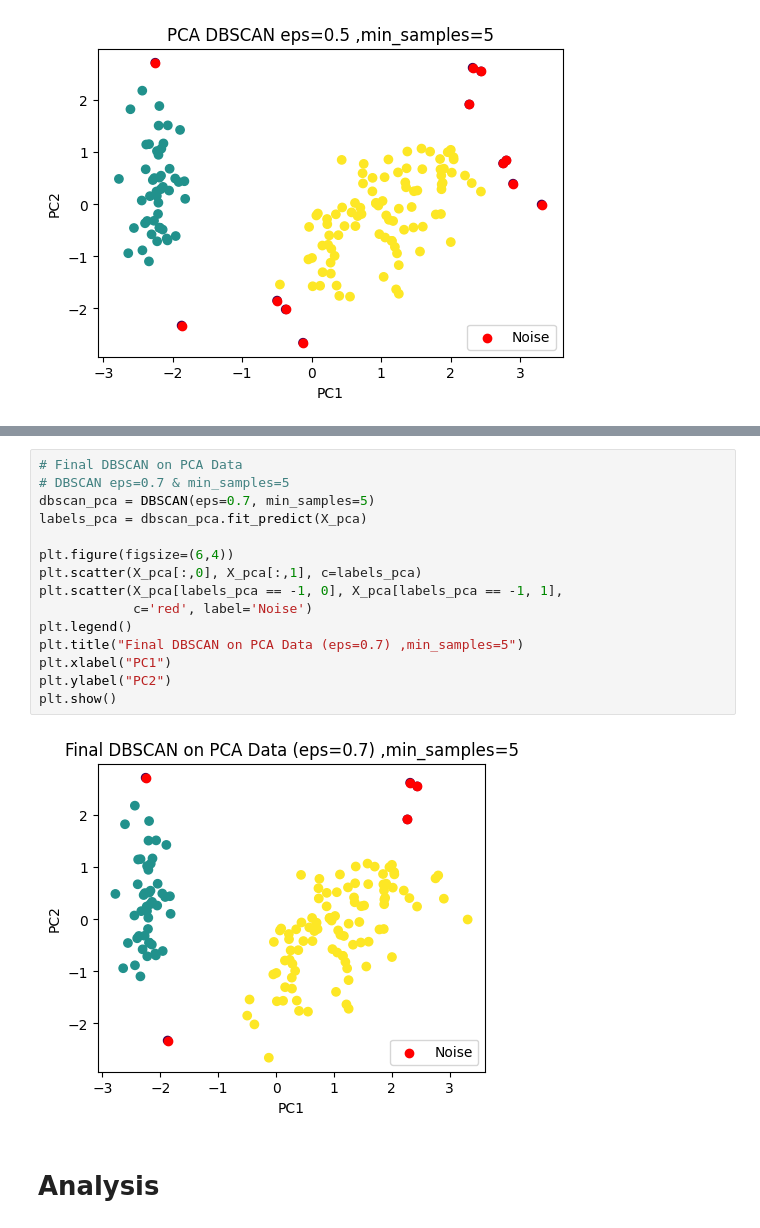
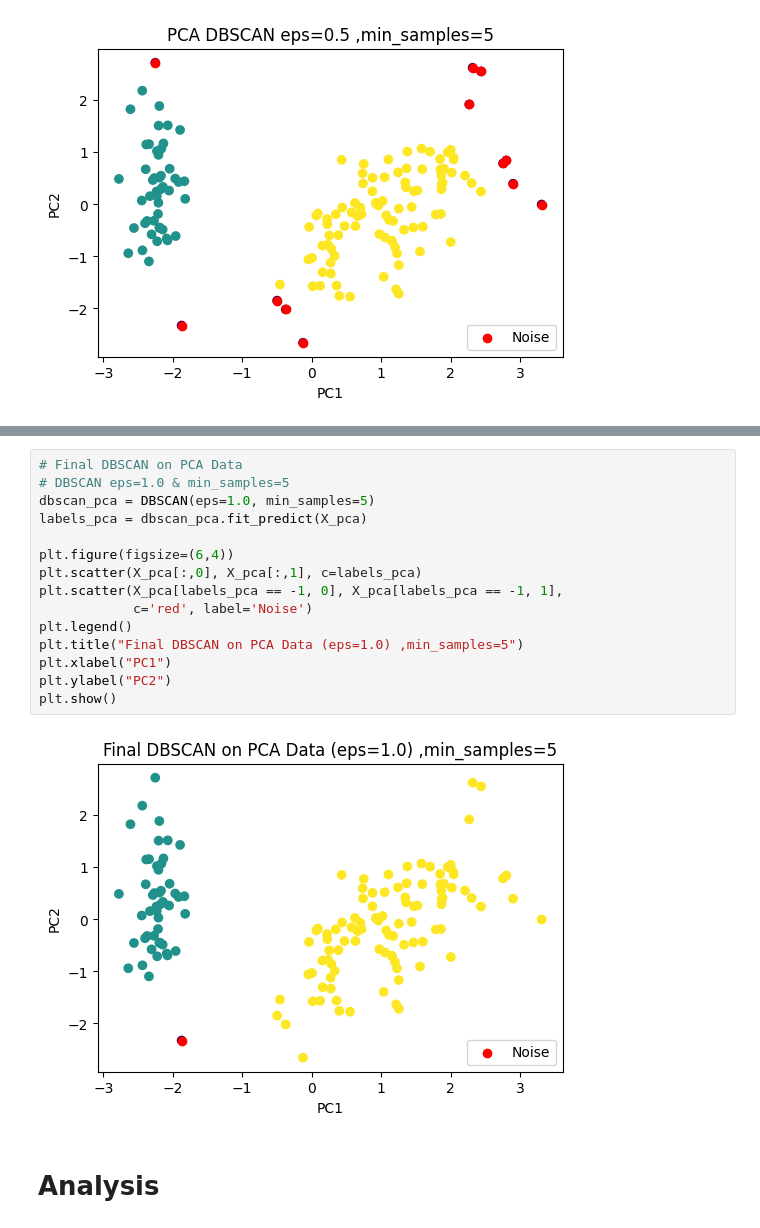
Before and after one commit to DOHA-BASEM3/Activity-3--DBSCAN-and-PCA, a Jupyter notebook: DBSCAN_and_PCA.ipynb, the cells around one changed output, grey strips where cells are left out. Cells and saved outputs as stored; diff of their text form.

```diff
--- a/DBSCAN_and_PCA.ipynb
+++ b/DBSCAN_and_PCA.ipynb
@@ -238,20 +272,20 @@ plt.show()
 # %%
 # Final DBSCAN on PCA Data
-# DBSCAN eps=0.7 & min_samples=5
-dbscan_pca = DBSCAN(eps=0.7, min_samples=5)
+# DBSCAN eps=1.0 & min_samples=5
+dbscan_pca = DBSCAN(eps=1.0, min_samples=5)
 labels_pca = dbscan_pca.fit_predict(X_pca)
 
 plt.figure(figsize=(6,4))
 plt.scatter(X_pca[:,0], X_pca[:,1], c=labels_pca)
 plt.scatter(X_pca[labels_pca == -1, 0], X_pca[labels_pca == -1, 1],
             c='red', label='Noise')
 plt.legend()
-plt.title("Final DBSCAN on PCA Data (eps=0.7) ,min_samples=5")
+plt.title("Final DBSCAN on PCA Data (eps=1.0) ,min_samples=5")
 plt.xlabel("PC1")
 plt.ylabel("PC2")
 plt.show()
 # %% [output]
-[figure, old version]
+[figure, new version]
 # %% [markdown]
 # **Analysis**
 # %%
```
Also changed, not shown: parts of 8 cells of this notebook.
